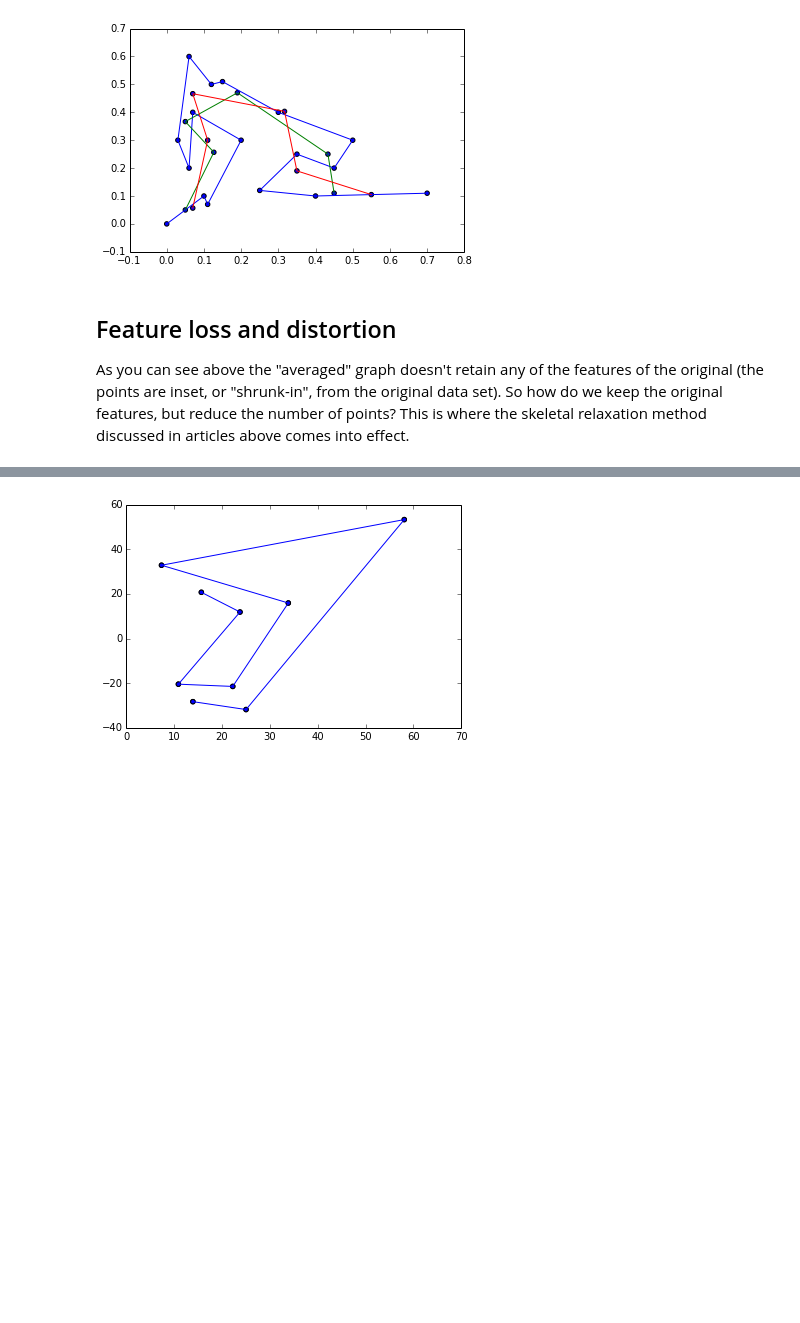
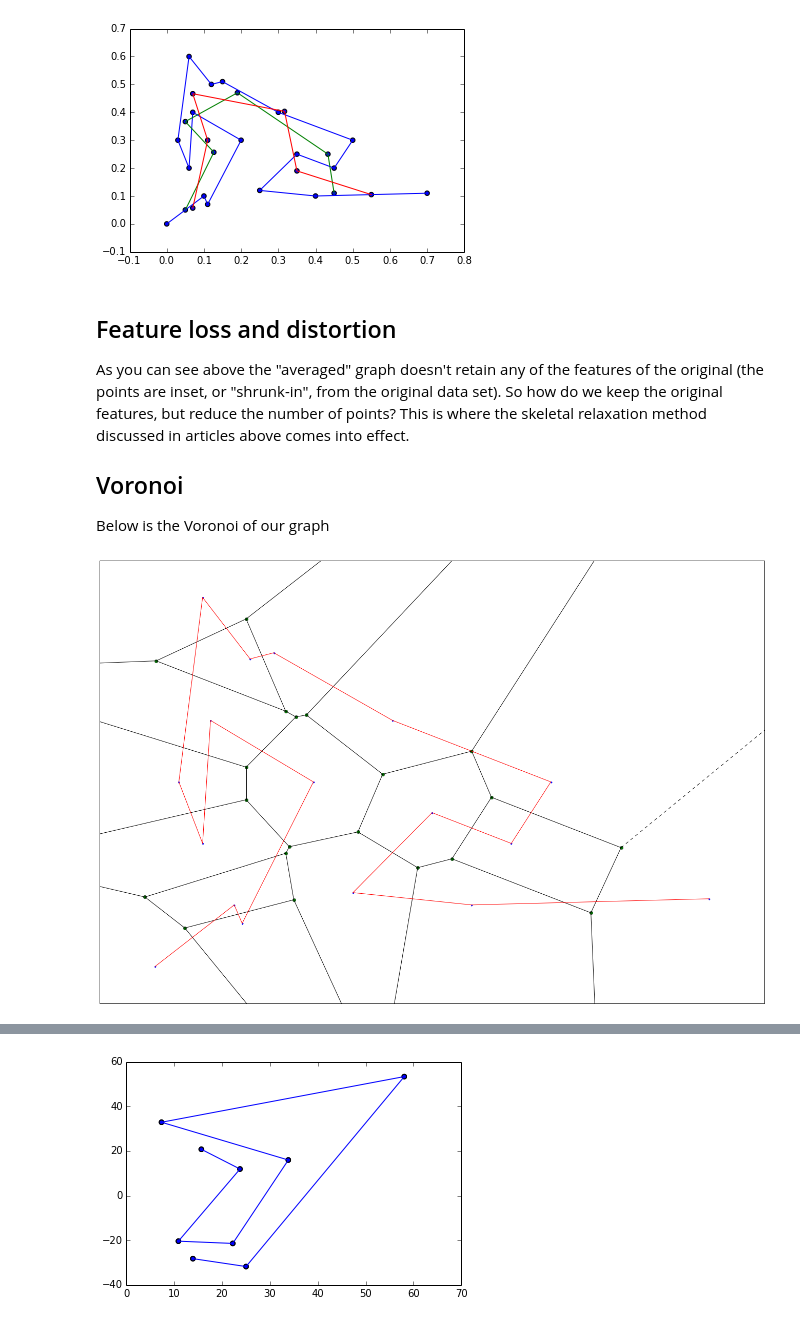
Before and after one commit to JENkt4k/pynotes-general, a Jupyter notebook: Complex Geo-spacial Algorithms.ipynb, the cells around one changed output, grey strips where cells are left out. Cells and saved outputs as stored; diff of their text form; code cells hidden in the pictures; blank space fills up the shorter version.

Commit message:
leaf voronoi delaunay added

```diff
--- a/Complex Geo-spacial Algorithms.ipynb
+++ b/Complex Geo-spacial Algorithms.ipynb
@@ -393,3 +393,15 @@ plt.show()
 ## Feature loss and distortion
 
 As you can see above the "averaged" graph doesn't retain any of the features of the original (the points are inset, or "shrunk-in", from the original data set). So how do we keep the original features, but reduce the number of points? This is where the skeletal relaxation method discussed in articles above comes into effect.
+
+## Voronoi
+
+Below is the Voronoi of our graph
+# %%
+ax = plt.axes([0, 0, 3, 3], frame_on=True, xticks=[], yticks=[])
+vor = Voronoi(orgpoints)
+voronoi_plot_2d(vor,ax=ax)
+plt.plot(orgpoints[:,0],orgpoints[:,1])
+plt.show()
+# %% [output]
+[figure, added]
```
Also changed, not shown: parts of 11 cells of this notebook, 5 other files.
